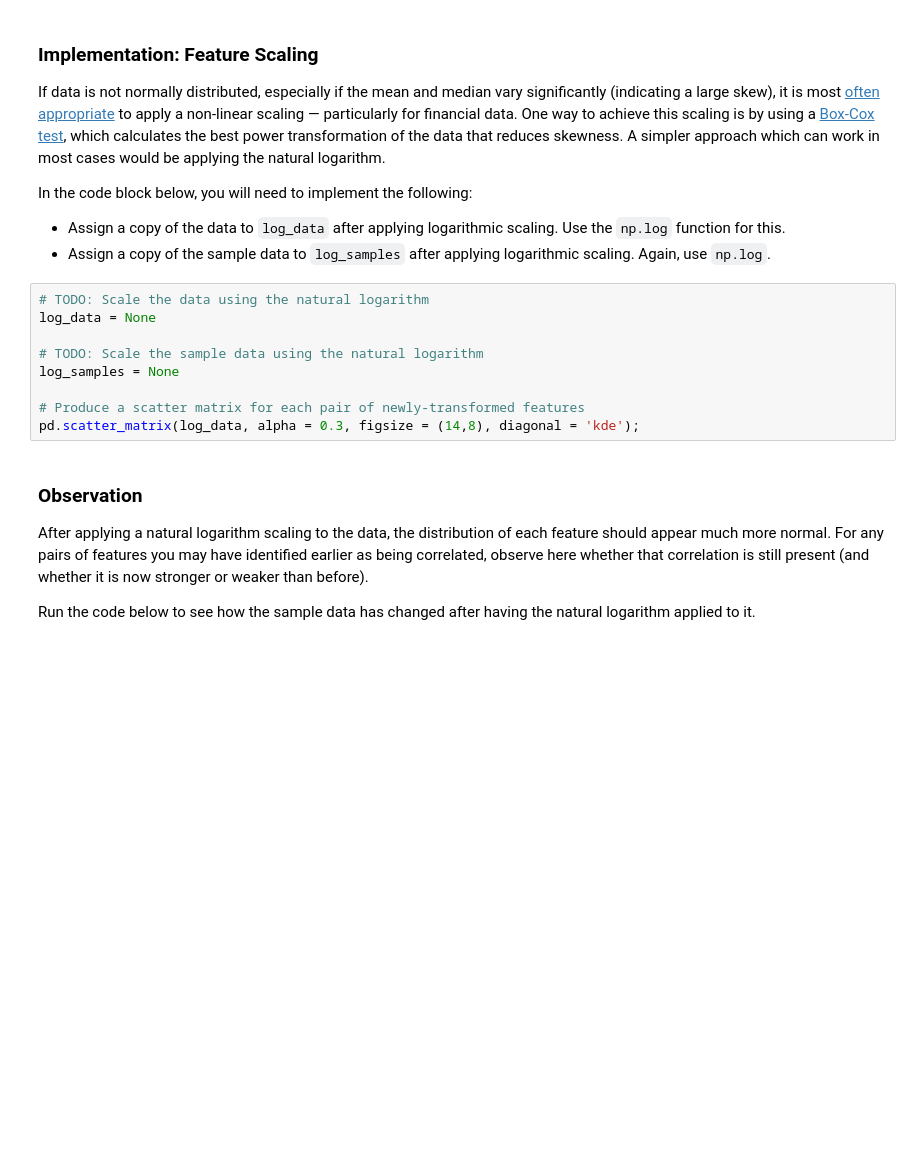
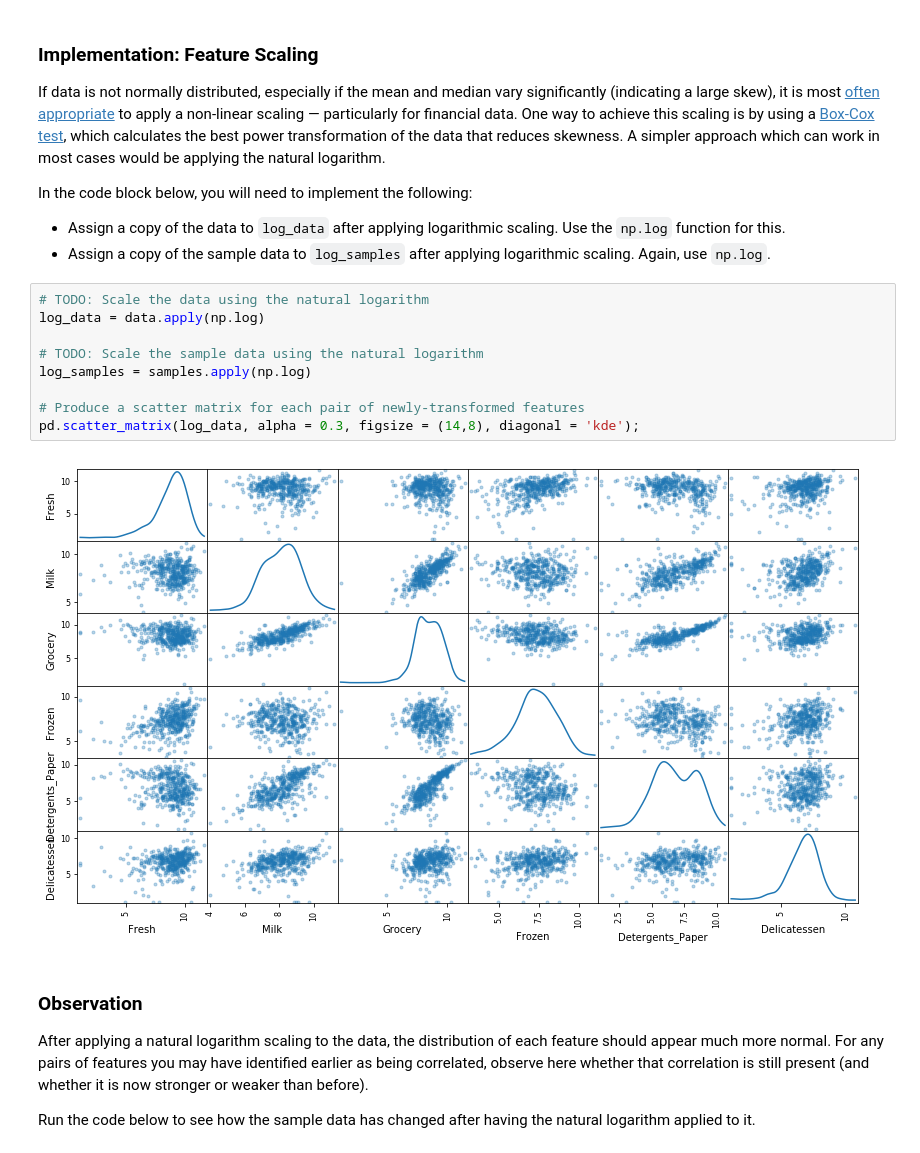
Before and after one commit to gutomcosta/mlnd, a Jupyter notebook: customer_segments/customer_segments.ipynb, the cells around one changed output. Drawn from its saved outputs; the diff is of its cells as text; blank space fills up the shorter version.

```diff
--- a/customer_segments/customer_segments.ipynb
+++ b/customer_segments/customer_segments.ipynb
@@ -153,13 +153,15 @@ In the code block below, you will need to implement the following:
  - Assign a copy of the sample data to `log_samples` after applying logarithmic scaling. Again, use `np.log`.
 # %%
 # TODO: Scale the data using the natural logarithm
-log_data = None
+log_data = data.apply(np.log)
 
 # TODO: Scale the sample data using the natural logarithm
-log_samples = None
+log_samples = samples.apply(np.log)
 
 # Produce a scatter matrix for each pair of newly-transformed features
 pd.scatter_matrix(log_data, alpha = 0.3, figsize = (14,8), diagonal = 'kde');
+# %% [output]
+[figure, added]
 # %% [markdown]
 ### Observation
 After applying a natural logarithm scaling to the data, the distribution of each feature should appear much more normal. For any pairs of features you may have identified earlier as being correlated, observe here whether that correlation is still present (and whether it is now stronger or weaker than before).
```
Also changed, not shown: parts of 7 cells of this notebook.
